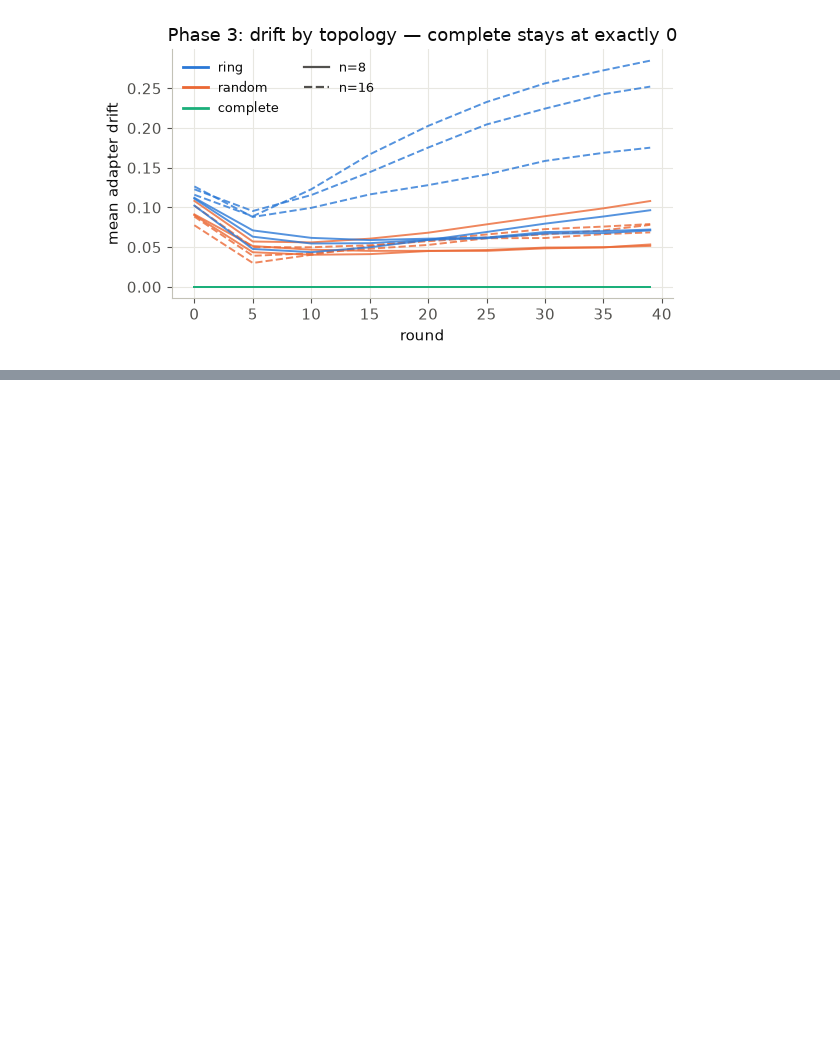
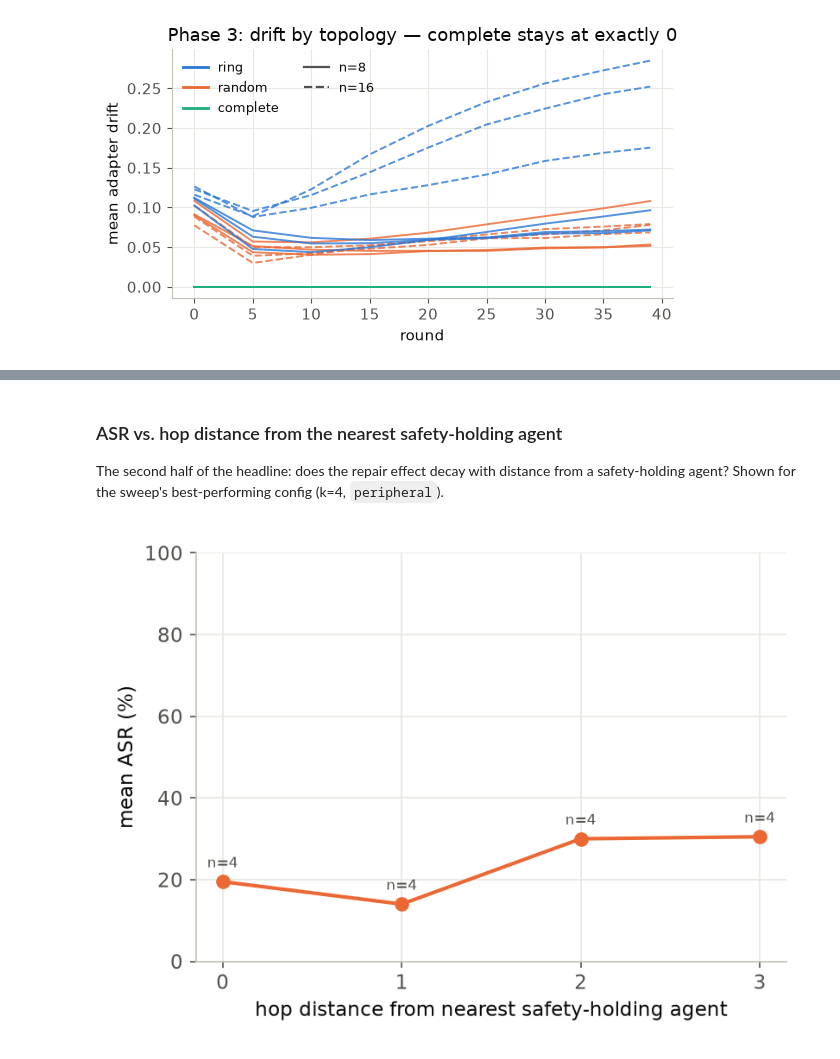
Before and after one commit to M-9acem/p2p_safety_agent_erosion, a Jupyter notebook: notebooks/results_analysis.ipynb, the cells around one changed output, grey strips where cells are left out. Cells and saved outputs as stored; diff of their text form; code cells hidden in the pictures; blank space fills up the shorter version.

```diff
--- a/notebooks/results_analysis.ipynb
+++ b/notebooks/results_analysis.ipynb
@@ -403,0 +469,12 @@ complete topology: max final-round drift across all 6 runs = 0.00e+00
+# %% [markdown]
+### ASR vs. hop distance from the nearest safety-holding agent
+
+The second half of the headline: does the repair effect decay with distance from a safety-holding agent? Shown for the sweep's best-performing config (k=4, `peripheral`).
+# %%
+best_run = json.loads((RESULTS_RQ3 / "k4_peripheral_round39.json").read_text())
+hop_fig_path = RESULTS_RQ3 / "rq3_hop_distance_k4_peripheral.png"
+plot_asr_vs_hop_distance(best_run["hop_asr"], out_path=str(hop_fig_path))
+plt.close("all")
+display(Image(filename=str(hop_fig_path)))
+# %% [output]
+[figure, added]
```
Also changed, not shown: parts of 8 cells of this notebook, 14 other files.
